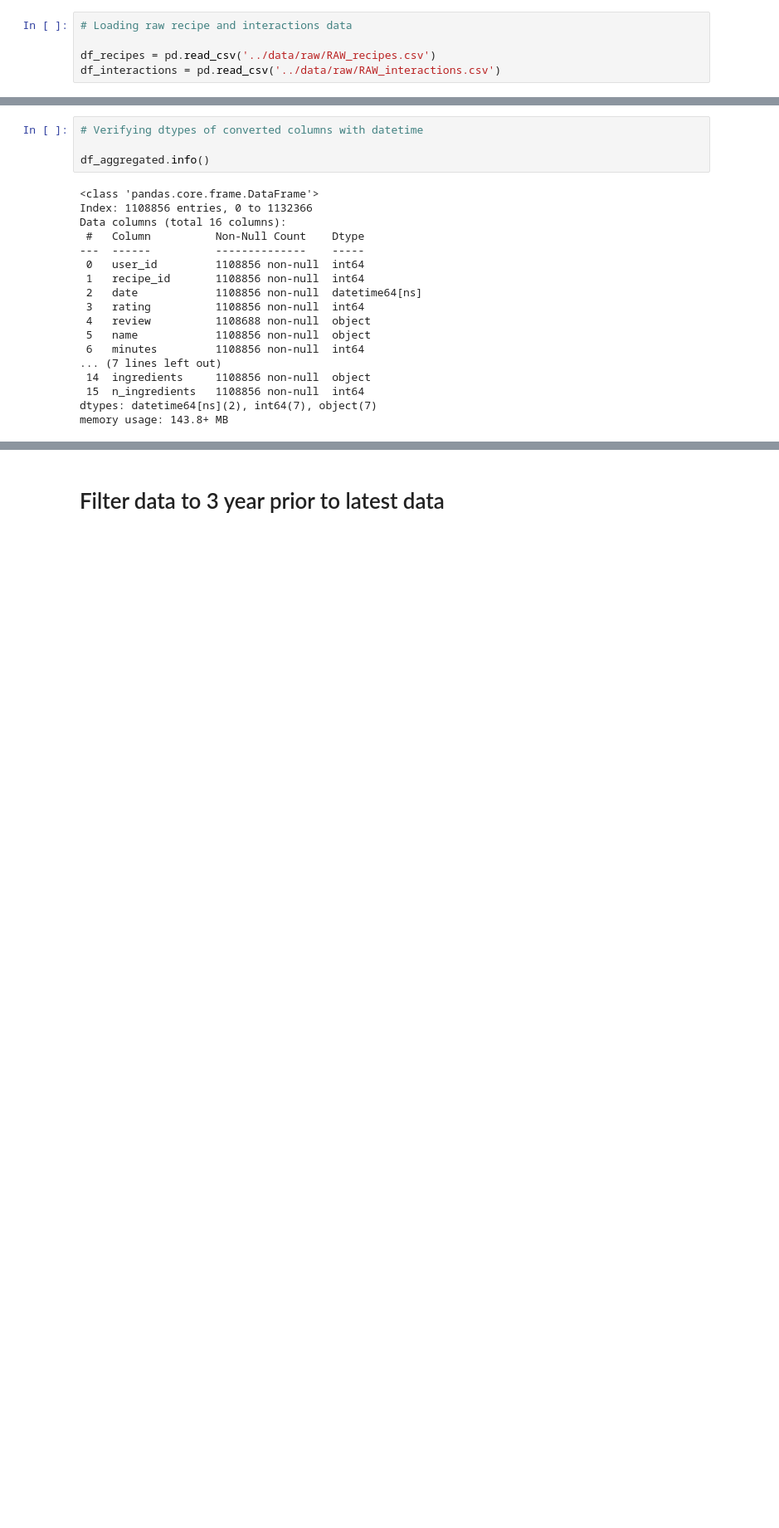
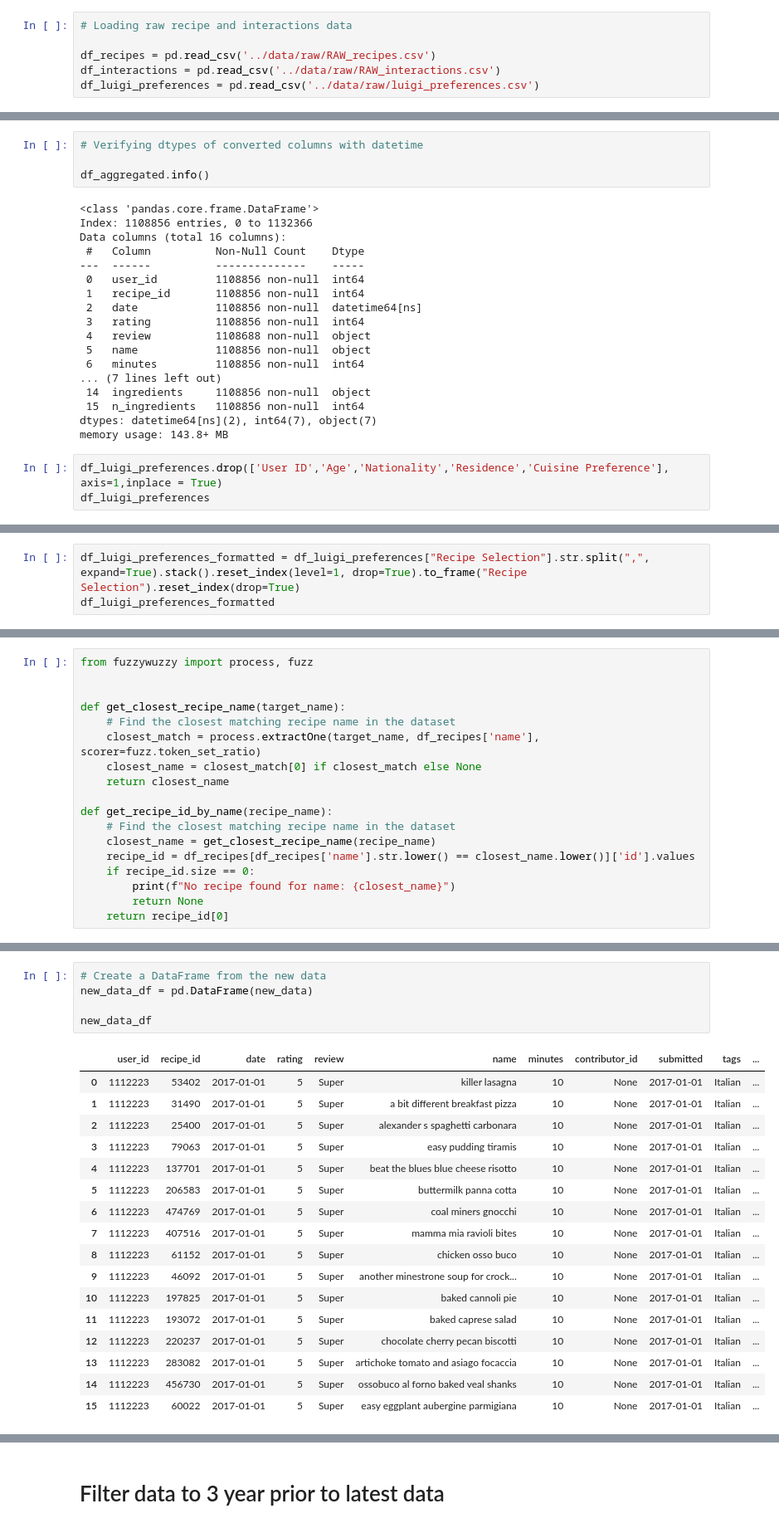
Before and after one commit to rahul-somanathan/dish-craft, a Jupyter notebook: notebooks/data_extraction.ipynb, the cells around one changed output, grey strips where cells are left out. Shown at 83% size. Saved outputs shown, nothing was run; the diff lists cells and outputs as text; blank space fills up the shorter version.

Commit message:
Added model to handle Luigi Preferences

```diff
--- a/notebooks/data_extraction.ipynb
+++ b/notebooks/data_extraction.ipynb
@@ -13,6 +13,7 @@ import pandas as pd
 
 df_recipes = pd.read_csv('../data/raw/RAW_recipes.csv')
 df_interactions = pd.read_csv('../data/raw/RAW_interactions.csv')
+df_luigi_preferences = pd.read_csv('../data/raw/luigi_preferences.csv')
 # %%
 # Checking the dataframe for recipes
 
@@ -135,3 +171,6 @@ Data columns (total 16 columns):
  15  n_ingredients   1108856 non-null  int64
 dtypes: datetime64[ns](2), int64(7), object(7)
 memory usage: 143.8+ MB
+# %%
+df_luigi_preferences.drop(['User ID','Age','Nationality','Residence','Cuisine Preference'], axis=1,inplace = True)
+df_luigi_preferences
@@ -137,0 +194,3 @@ memory usage: 143.8+ MB
+# %%
+df_luigi_preferences_formatted = df_luigi_preferences["Recipe Selection"].str.split(",", expand=True).stack().reset_index(level=1, drop=True).to_frame("Recipe Selection").reset_index(drop=True)
+df_luigi_preferences_formatted
@@ -137,0 +215,18 @@ memory usage: 143.8+ MB
+# %%
+from fuzzywuzzy import process, fuzz
+
+
+def get_closest_recipe_name(target_name):
+    # Find the closest matching recipe name in the dataset
+    closest_match = process.extractOne(target_name, df_recipes['name'], scorer=fuzz.token_set_ratio)
+    closest_name = closest_match[0] if closest_match else None
+    return closest_name
+
+def get_recipe_id_by_name(recipe_name):
+    # Find the closest matching recipe name in the dataset
+    closest_name = get_closest_recipe_name(recipe_name)
+    recipe_id = df_recipes[df_recipes['name'].str.lower() == closest_name.lower()]['id'].values
+    if recipe_id.size == 0:
+        print(f"No recipe found for name: {closest_name}")
+        return None
+    return recipe_id[0]
@@ -137,0 +296,23 @@ memory usage: 143.8+ MB
+# %%
+# Create a DataFrame from the new data
+new_data_df = pd.DataFrame(new_data)
+
+new_data_df
+# %% [output]
+|  | user_id | recipe_id | date | rating | review | name | minutes | contributor_id | submitted | tags | ... |
+| 0 | 1112223 | 53402 | 2017-01-01 | 5 | Super | killer lasagna | 10 | None | 2017-01-01 | Italian | ... |
+| 1 | 1112223 | 31490 | 2017-01-01 | 5 | Super | a bit different breakfast pizza | 10 | None | 2017-01-01 | Italian | ... |
+| 2 | 1112223 | 25400 | 2017-01-01 | 5 | Super | alexander s spaghetti carbonara | 10 | None | 2017-01-01 | Italian | ... |
+| 3 | 1112223 | 79063 | 2017-01-01 | 5 | Super | easy pudding tiramis | 10 | None | 2017-01-01 | Italian | ... |
+| 4 | 1112223 | 137701 | 2017-01-01 | 5 | Super | beat the blues blue cheese risotto | 10 | None | 2017-01-01 | Italian | ... |
+| 5 | 1112223 | 206583 | 2017-01-01 | 5 | Super | buttermilk panna cotta | 10 | None | 2017-01-01 | Italian | ... |
+| 6 | 1112223 | 474769 | 2017-01-01 | 5 | Super | coal miners gnocchi | 10 | None | 2017-01-01 | Italian | ... |
+| 7 | 1112223 | 407516 | 2017-01-01 | 5 | Super | mamma mia ravioli bites | 10 | None | 2017-01-01 | Italian | ... |
+| 8 | 1112223 | 61152 | 2017-01-01 | 5 | Super | chicken osso buco | 10 | None | 2017-01-01 | Italian | ... |
+| 9 | 1112223 | 46092 | 2017-01-01 | 5 | Super | another minestrone soup for crock... | 10 | None | 2017-01-01 | Italian | ... |
+| 10 | 1112223 | 197825 | 2017-01-01 | 5 | Super | baked cannoli pie | 10 | None | 2017-01-01 | Italian | ... |
+| 11 | 1112223 | 193072 | 2017-01-01 | 5 | Super | baked caprese salad | 10 | None | 2017-01-01 | Italian | ... |
+| 12 | 1112223 | 220237 | 2017-01-01 | 5 | Super | chocolate cherry pecan biscotti | 10 | None | 2017-01-01 | Italian | ... |
+| 13 | 1112223 | 283082 | 2017-01-01 | 5 | Super | artichoke tomato and asiago focaccia | 10 | None | 2017-01-01 | Italian | ... |
+| 14 | 1112223 | 456730 | 2017-01-01 | 5 | Super | ossobuco al forno baked veal shanks | 10 | None | 2017-01-01 | Italian | ... |
+| 15 | 1112223 | 60022 | 2017-01-01 | 5 | Super | easy eggplant aubergine parmigiana | 10 | None | 2017-01-01 | Italian | ... |
```
Also changed, not shown: parts of 10 cells of this notebook, 14 other files.
